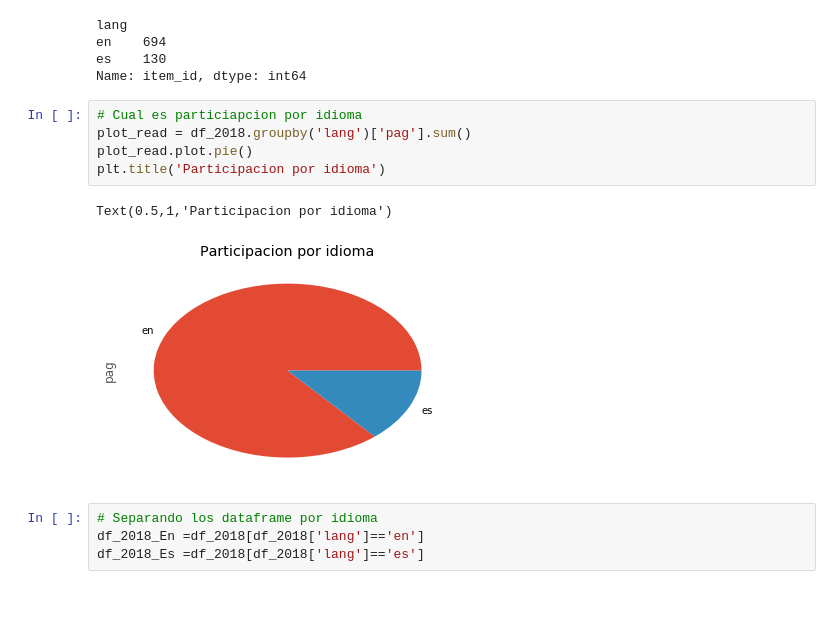
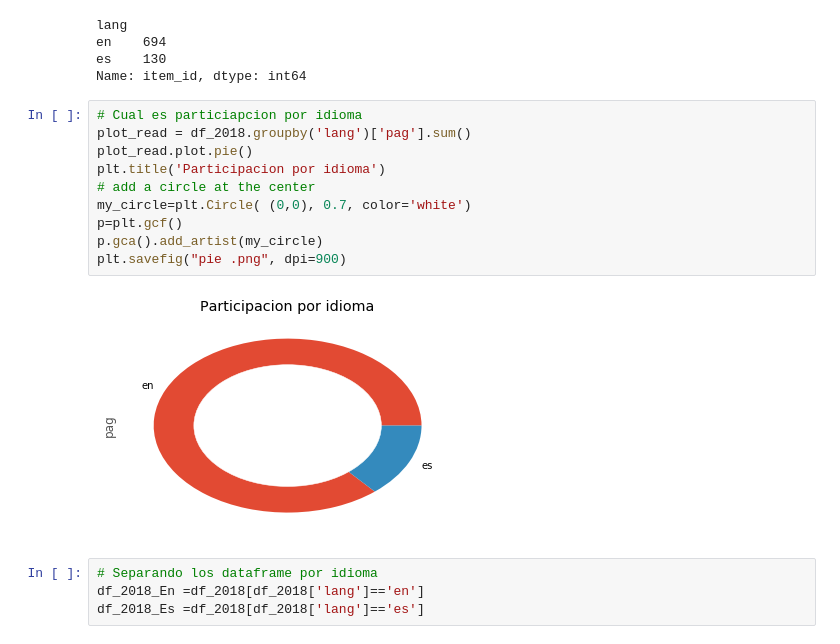
Before and after one commit to manito969/Portfolio, a Jupyter notebook: Pocket_Analysis/Pocket Analysis_es.ipynb, the cells around one changed output. Saved outputs shown, nothing was run; the diff lists cells and outputs as text; blank space fills up the shorter version.

```diff
--- a/Pocket_Analysis/Pocket Analysis_es.ipynb
+++ b/Pocket_Analysis/Pocket Analysis_es.ipynb
@@ -317,11 +308,15 @@ Name: item_id, dtype: int64
 # %%
 # Cual es particiapcion por idioma
 plot_read = df_2018.groupby('lang')['pag'].sum()
 plot_read.plot.pie()
 plt.title('Participacion por idioma')
+# add a circle at the center
+my_circle=plt.Circle( (0,0), 0.7, color='white')
+p=plt.gcf()
+p.gca().add_artist(my_circle)
+plt.savefig("pie .png", dpi=900)
 # %% [output]
-Text(0.5,1,'Participacion por idioma')
-[figure, old version]
+[figure, new version]
 # %%
 # Separando los dataframe por idioma
 df_2018_En =df_2018[df_2018['lang']=='en']
```
Also changed, not shown: parts of 12 cells of this notebook, 9 other files.
